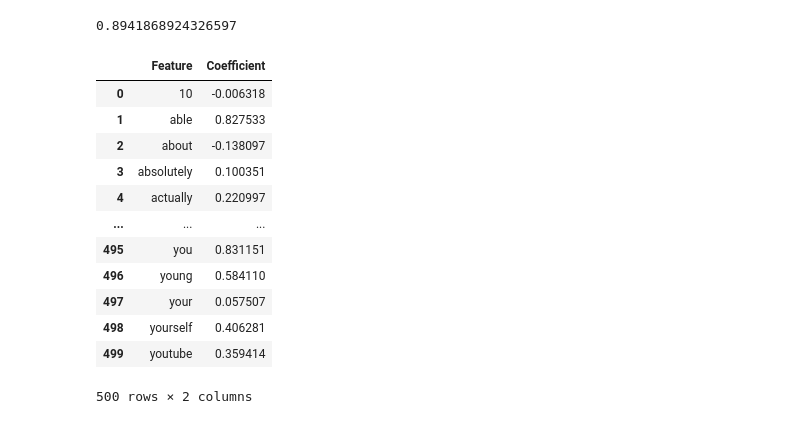
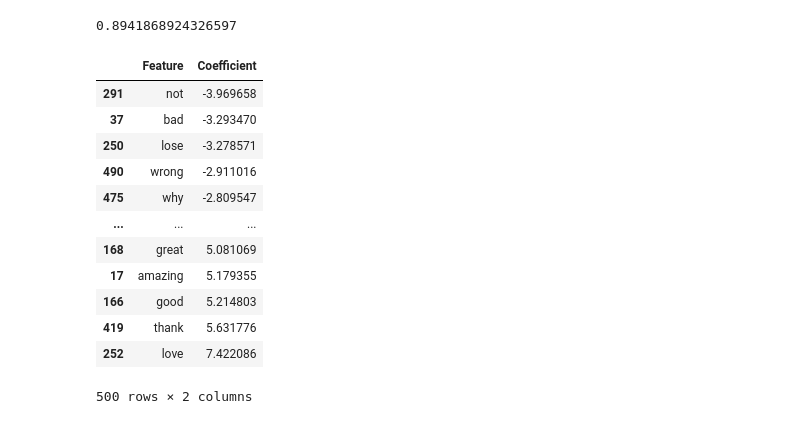
Before and after one commit to gandreguetto/youtube_comments_sentiment, a Jupyter notebook: youtube_comments.ipynb, the cells around one changed output. Saved outputs shown, nothing was run; the diff lists cells and outputs as text; code cells hidden in the pictures.

```diff
--- a/youtube_comments.ipynb
+++ b/youtube_comments.ipynb
@@ -291,18 +293,18 @@ coefficients = logreg.coef_[0]
 # %%
 coef_df = pd.DataFrame({'Feature': sorted(tfidf_model.vocabulary_), 'Coefficient': coefficients})
 # %%
-coef_df
+coef_df.sort_values('Coefficient')
 # %% [output]
 |  | Feature | Coefficient |
-| 0 | 10 | -0.006318 |
-| 1 | able | 0.827533 |
-| 2 | about | -0.138097 |
-| 3 | absolutely | 0.100351 |
-| 4 | actually | 0.220997 |
+| 291 | not | -3.969658 |
+| 37 | bad | -3.293470 |
+| 250 | lose | -3.278571 |
+| 490 | wrong | -2.911016 |
+| 475 | why | -2.809547 |
 | ... | ... | ... |
-| 495 | you | 0.831151 |
-| 496 | young | 0.584110 |
-| 497 | your | 0.057507 |
-| 498 | yourself | 0.406281 |
-| 499 | youtube | 0.359414 |
+| 168 | great | 5.081069 |
+| 17 | amazing | 5.179355 |
+| 166 | good | 5.214803 |
+| 419 | thank | 5.631776 |
+| 252 | love | 7.422086 |
 500 rows × 2 columns
```
Also changed, not shown: parts of 16 cells of this notebook.
